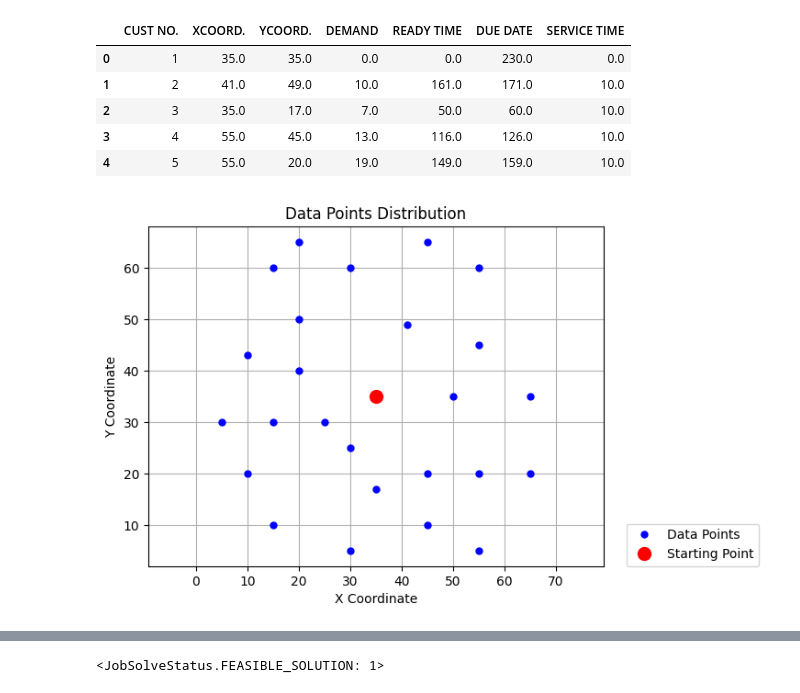
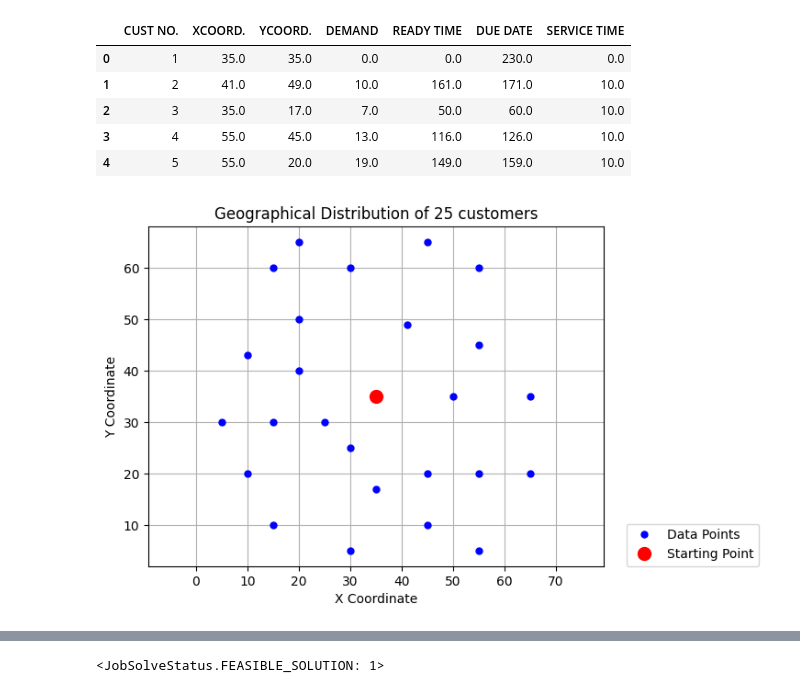
Before and after one commit to c-radicallis/OptimDecision, a Jupyter notebook: routing.ipynb, the cells around one changed output, grey strips where cells are left out. Drawn from its saved outputs; the diff is of its cells as text; code cells hidden in the pictures.

```diff
--- a/routing.ipynb
+++ b/routing.ipynb
@@ -46,20 +46,20 @@ yc = df['YCOORD.'].values
 # %%
 plt.plot(df["XCOORD."], df["YCOORD."], ".", color="blue", markersize=10, label="Data Points")
 plt.plot(df["XCOORD."][0], df["YCOORD."][0], "o", color="red", markersize=10, label="Starting Point")
 
 plt.xlabel("X Coordinate")
 plt.ylabel("Y Coordinate")
-plt.title("Data Points Distribution")
+plt.title(f"Geographical Distribution of {number_of_customers} customers")
 
 plt.xlim(0)
 plt.ylim(0)
 plt.axis('equal')
 
 plt.grid(True)
 plt.legend(bbox_to_anchor=(1.05, 0), loc='lower left', borderaxespad=0.)
 plt.show()
 # %% [output]
-[figure, old version]
+[figure, new version]
 # %%
 n = len(df)-1
 N = [i for i in range(1, n+1)]
```
Also changed, not shown: parts of 3 cells of this notebook, 2 other files.
